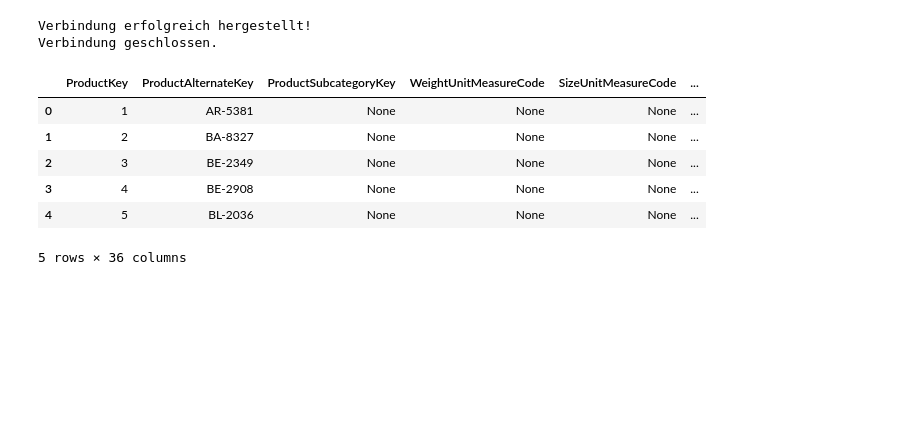
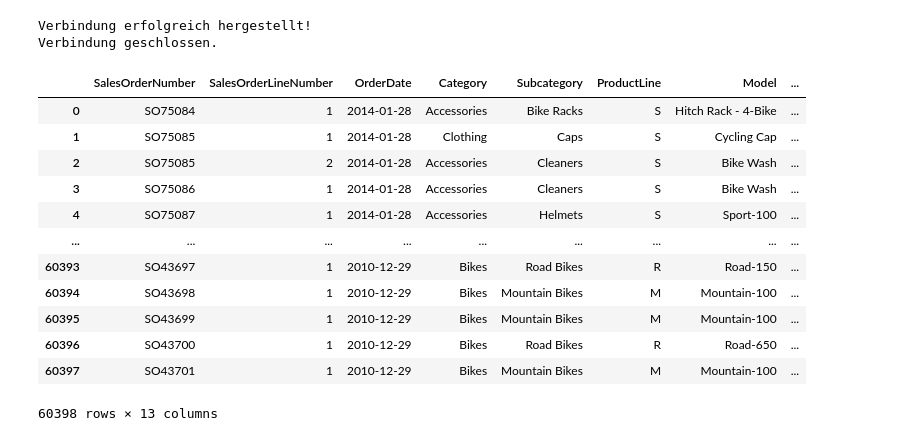
Before and after one commit to RafaelRiesle/cpm_projekt_14_vorhersage_numerischer_Werte, a Jupyter notebook: notebooks/analysis.ipynb, the cells around one changed output. Saved outputs shown, nothing was run; the diff lists cells and outputs as text; code cells hidden in the pictures; blank space fills up the shorter version.

Commit message:
feat: adjust sql query file and load data with data loader class; add ScientificBarChart class

```diff
--- a/notebooks/analysis.ipynb
+++ b/notebooks/analysis.ipynb
@@ -8,14 +9,21 @@ Verbindung geschlossen.
 # %%
 import pandas as pd
 
 from vnw.defines.defines import QUERY_DATA_FILE
 
-pd.read_parquet(QUERY_DATA_FILE).head()
+df = pd.read_parquet(QUERY_DATA_FILE)
+df
 # %% [output]
-|  | ProductKey | ProductAlternateKey | ProductSubcategoryKey | WeightUnitMeasureCode | SizeUnitMeasureCode | ... |
-| 0 | 1 | AR-5381 | None | None | None | ... |
-| 1 | 2 | BA-8327 | None | None | None | ... |
-| 2 | 3 | BE-2349 | None | None | None | ... |
-| 3 | 4 | BE-2908 | None | None | None | ... |
-| 4 | 5 | BL-2036 | None | None | None | ... |
+|  | SalesOrderNumber | SalesOrderLineNumber | OrderDate | Category | Subcategory | ProductLine | Model | ... |
+| 0 | SO75084 | 1 | 2014-01-28 | Accessories | Bike Racks | S | Hitch Rack - 4-Bike | ... |
+| 1 | SO75085 | 1 | 2014-01-28 | Clothing | Caps | S | Cycling Cap | ... |
+| 2 | SO75085 | 2 | 2014-01-28 | Accessories | Cleaners | S | Bike Wash | ... |
+| 3 | SO75086 | 1 | 2014-01-28 | Accessories | Cleaners | S | Bike Wash | ... |
+| 4 | SO75087 | 1 | 2014-01-28 | Accessories | Helmets | S | Sport-100 | ... |
+| ... | ... | ... | ... | ... | ... | ... | ... | ... |
+| 60393 | SO43697 | 1 | 2010-12-29 | Bikes | Road Bikes | R | Road-150 | ... |
+| 60394 | SO43698 | 1 | 2010-12-29 | Bikes | Mountain Bikes | M | Mountain-100 | ... |
+| 60395 | SO43699 | 1 | 2010-12-29 | Bikes | Mountain Bikes | M | Mountain-100 | ... |
+| 60396 | SO43700 | 1 | 2010-12-29 | Bikes | Road Bikes | R | Road-650 | ... |
+| 60397 | SO43701 | 1 | 2010-12-29 | Bikes | Mountain Bikes | M | Mountain-100 | ... |
-5 rows × 36 columns
+60398 rows × 13 columns
```
Also changed, not shown: parts of 9 cells of this notebook, 5 other files.
